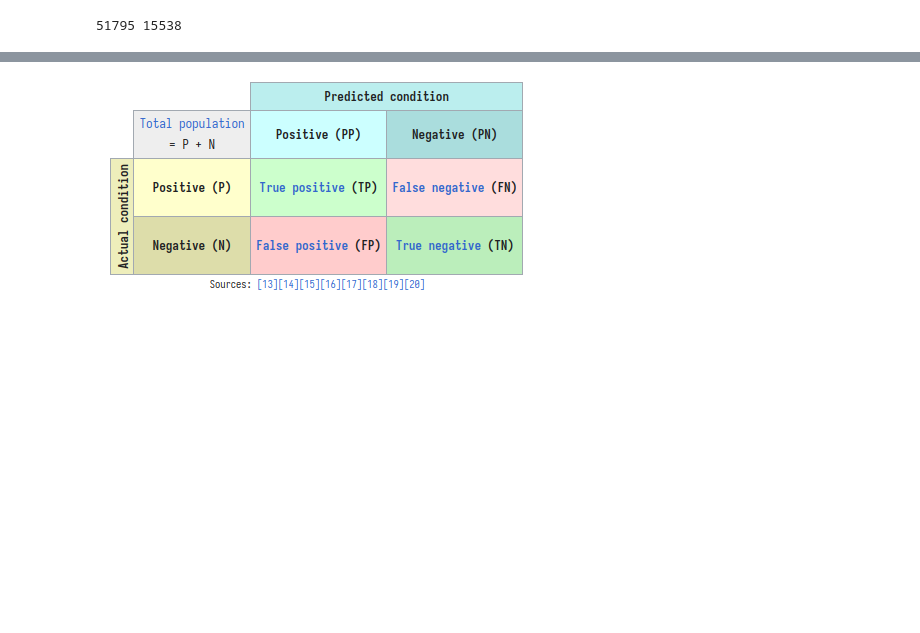
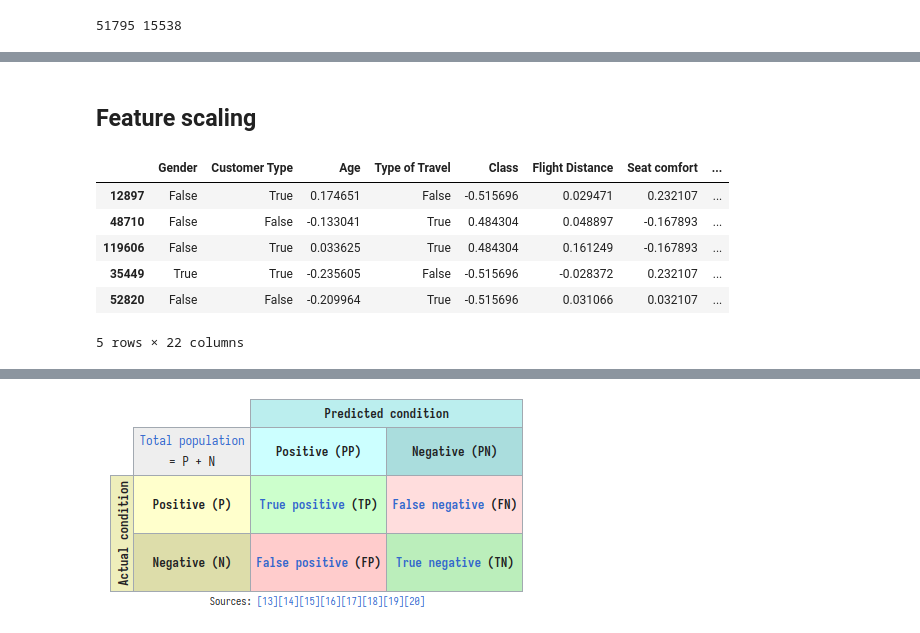
Before and after one commit to needl3/ML, a Jupyter notebook: PracticeDatasets/SelfExploration/LogisticRegression/FlightCustomerSatisfaction.ipynb, the cells around one changed output, grey strips where cells are left out. Drawn from its saved outputs; the diff is of its cells as text; code cells hidden in the pictures; blank space fills up the shorter version.

```diff
--- a/PracticeDatasets/SelfExploration/LogisticRegression/FlightCustomerSatisfaction.ipynb
+++ b/PracticeDatasets/SelfExploration/LogisticRegression/FlightCustomerSatisfaction.ipynb
@@ -138 +145,18 @@ print(xTrain.shape, xTest.shape)
+# %% [markdown]
+## Feature scaling
+# %%
+def scale(data):
+    for col in list(data.columns):
+        if data[col].dtype != np.bool_:
+            data[col] = (data[col] - data[col].mean())/(data[col].max() - data[col].min())
+scale(xTrain)
+xTrain.head()
+# %% [output]
+|  | Gender | Customer Type | Age | Type of Travel | Class | Flight Distance | Seat comfort | ... |
+| 12897 | False | True | 0.174651 | False | -0.515696 | 0.029471 | 0.232107 | ... |
+| 48710 | False | False | -0.133041 | True | 0.484304 | 0.048897 | -0.167893 | ... |
+| 119606 | False | True | 0.033625 | True | 0.484304 | 0.161249 | -0.167893 | ... |
+| 35449 | True | True | -0.235605 | False | -0.515696 | -0.028372 | 0.232107 | ... |
+| 52820 | False | False | -0.209964 | True | -0.515696 | 0.031066 | 0.032107 | ... |
+5 rows × 22 columns
 # %%
```
Also changed, not shown: parts of 16 cells of this notebook.
